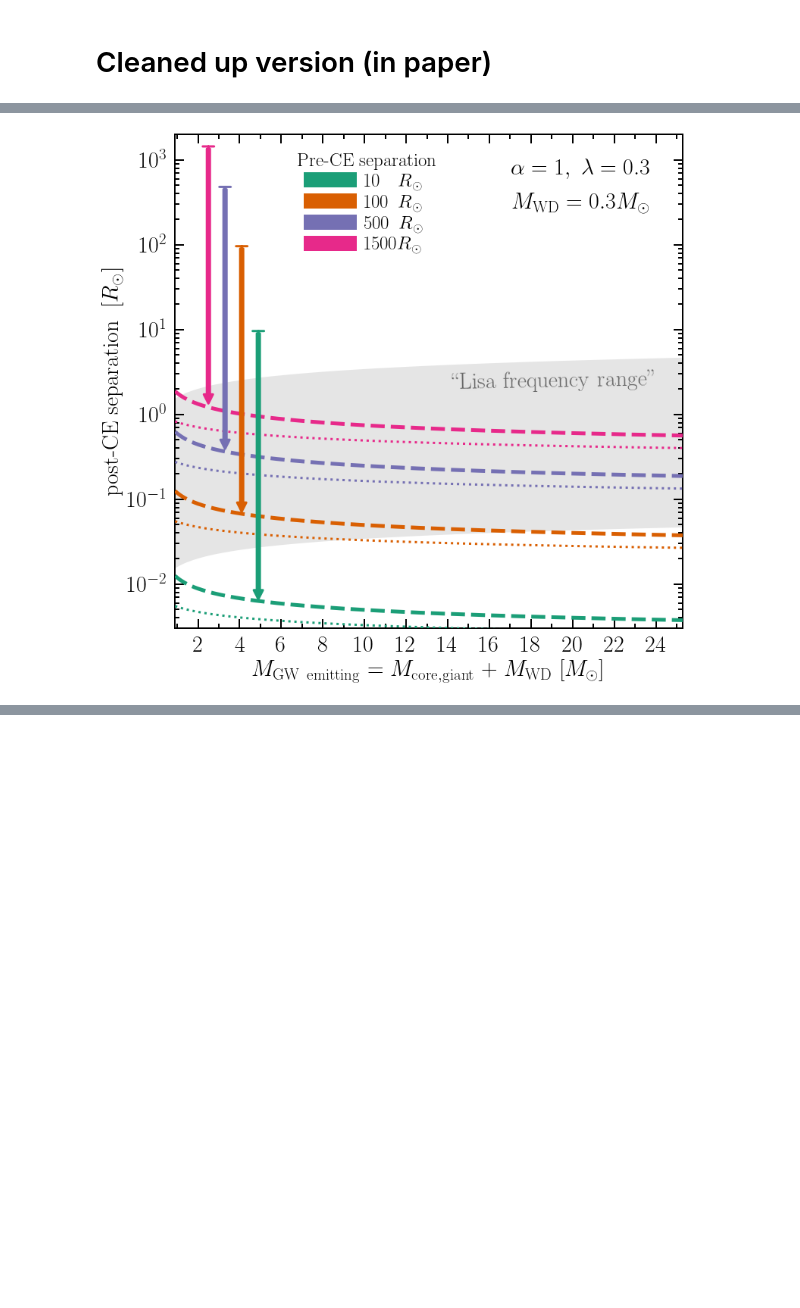
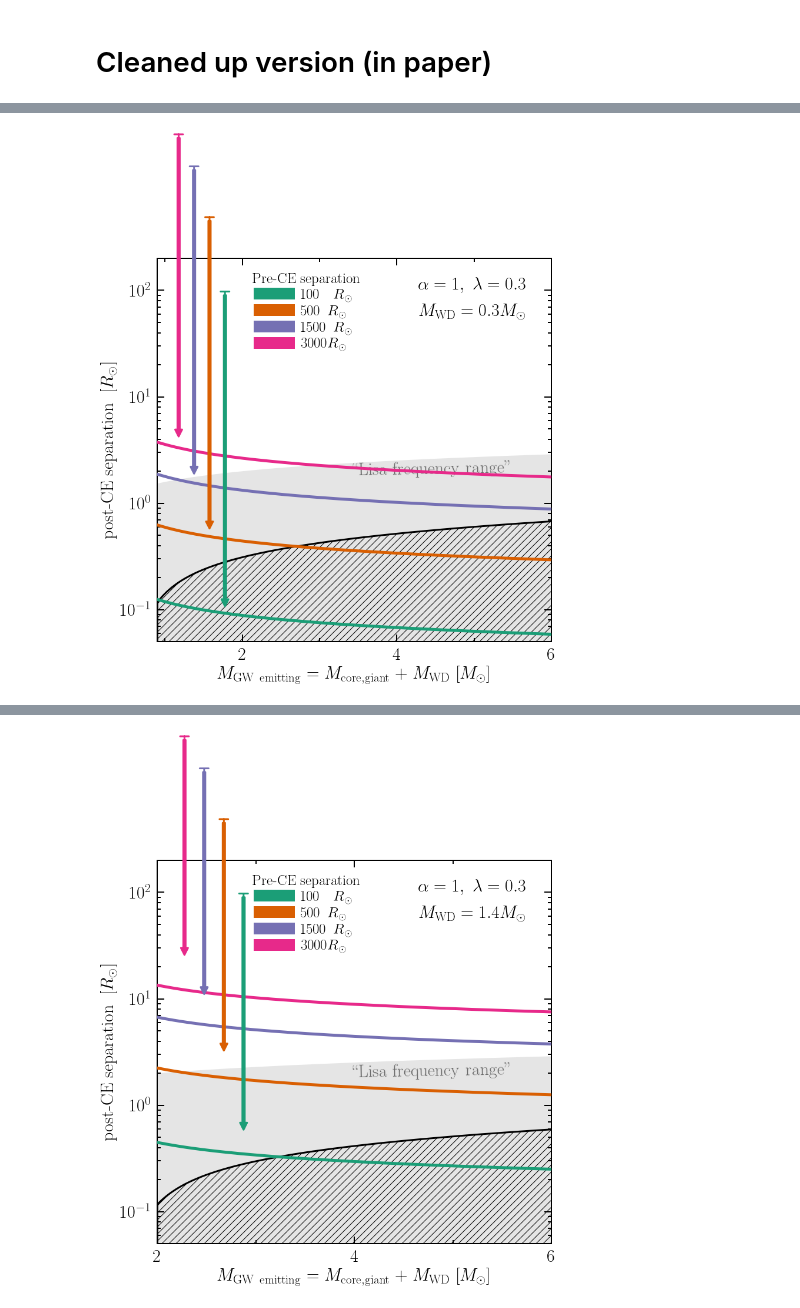
Before and after one commit to tcallister/LISA-and-CE-Evolution, a Jupyter notebook: CE_crossing_LISA_band.ipynb, the cells around one changed output, grey strips where cells are left out. Cells and saved outputs as stored; diff of their text form; code cells hidden in the pictures; blank space fills up the shorter version.

Commit message:
added hatched region for He core sizes

```diff
--- a/CE_crossing_LISA_band.ipynb
+++ b/CE_crossing_LISA_band.ipynb
@@ -195,6 +195,11 @@ def Rrl(a, m1, m2):
     q = m1/m2
     RL = a * 0.49 * q**(2./3) *(0.6 * q**(2./3) +np.log(1 + q**(1./3)) )**-1
     return RL
+
+def Rcore_Hurley(M):
+    """ calculate He core radii at TAMS following an approximation from Hurley"""
+    R_HE = 0.2391*M**4.6/(M**4 + 0.162 * M**2 + 0.0065)
+    return R_HE
 
 def aLISA(mass):
     min_freq = 1e-4 *u.s**-1
@@ -217,44 +222,51 @@ def afinal(Mdcore = 1*u.Msun, Mdenv= 1*u.Msun, Mcomp= 1*u.Msun, a_ent= 1*u.Rsun,
     return afinal
 
 def plot_afinal_Mgw(companion_mass = 0.3, alpha=1.0):
-    #companion_mass The withe dwarf falling into the envelope
-
     fig, ax = plt.subplots(figsize=(12,12))
 
-    core_masses = np.arange(0.6, 25, 0.01) #Donor core masses
+    core_masses = np.arange(0.6, 10, 0.005)*u.Msun #Donor core masses
     # Mathieu: for core mass less than 0.6 the envelope mass from BSE is negative (guess those stars live longer than the universe!)
-    masses = core_masses + companion_mass
-
-    donor_envelope_masses = Menv(core_masses)*u.Msun # core_masses *2*u.Msun   #ballpack estimate
-    print(min(donor_envelope_masses), max(donor_envelope_masses))
-    #Add units
-    companion_mass = companion_mass*u.Msun
-    core_masses = core_masses*u.Msun
-    masses = masses*u.Msun
 
     plot_lines = []
     arrow = u'$\u2193$'
+
+    linestyles = ['-', '--']
+    ##############################
+    # Loop over 2 companion masses
+    #companion_mass = The withe dwarf falling into the envelope
+    #for c, companion_mass in enumerate([0.3, 1.4]*u.Msun):
+    c = 0
+    #GW emitting mass
+    masses = core_masses + companion_mass
+    print(min(masses))
+    # Estimate of mass of envelope of giant
+    donor_envelope_masses = Menv(core_masses.value)*u.Msun # core_masses *2*u.Msun   #ballpack estimate
+
     ##############################
     ## Plot final separation as a function of GW emitting mass
-    a_enters = [10, 100, 500, 1500]#previous 10, 100, 200, 500, 1000 3000
+    #a_enters = [10, 100, 500, 1500]#previous 10, 100, 200, 500, 1000 3000
+    a_enters = [100, 500, 1500, 3000]#previous 10, 100, 200, 500, 1000 3000
     for i, a in enumerate(a_enters):
         # print(a)
         color = rainbow[i]
         ## alpha=1, Lambda=0.3
         afinals = afinal(Mdcore = core_masses, Mdenv = donor_envelope_masses, Mcomp= companion_mass, a_ent= a*u.Rsun, alpha=alpha, Lambda=0.3)
-        plt.plot(masses, afinals, ls='--',lw=5, c = color, zorder=10 )
+        ax.plot(masses, afinals, ls=linestyles[c],lw=5, c = color, zorder=10 )
 
         ## Arrow showing drop
-        point = 400-i*80
-        mcore = core_masses[point] + 0.3*u.Msun
-        afin = afinal(Mdcore= mcore, Mdenv = donor_envelope_masses[point], Mcomp= companion_mass, a_ent= a*u.Rsun, alpha=alpha, Lambda=0.3)
-        ax.annotate("", xy = (mcore.value,afin.value ),  xytext = (mcore.value, a-(0.1*a) ), c=rainbow[i],
-                    fontsize=25, arrowprops=dict(facecolor=color,color=color,lw=3), zorder=2000).set_clip_on(True)
-        ax.annotate("", xy = (mcore.value,afin.value ),  xytext = (mcore.value, a ), color=rainbow[i],annotation_clip=True,
-                    arrowprops=dict(facecolor=color,edgecolor=color,arrowstyle="|-|,widthA=0.75,widthB=0.",lw=3), zorder=2000)
+        if c == 0: # only do this for the first 2 lines
+            point = 175-i*40
+            mcore = core_masses[point] + companion_mass
+            afin = afinal(Mdcore= mcore, Mdenv = donor_envelope_masses[point], Mcomp= companion_mass, a_ent= a*u.Rsun, alpha=alpha, Lambda=0.3)
+            ax.annotate("", xy = (mcore.value,afin.value ),  xytext = (mcore.value, a-(0.1*a) ), c=rainbow[i],
+                        fontsize=25, arrowprops=dict(facecolor=color,color=color,lw=3), zorder=2000).set_clip_on(True)
+            ax.annotate("", xy = (mcore.value,afin.value ),  xytext = (mcore.value, a ), color=rainbow[i],annotation_clip=True,
+                        arrowprops=dict(facecolor=color,edgecolor=color,arrowstyle="|-|,widthA=0.75,widthB=0.",lw=3), zorder=2000)
 
-        ## RL radius
-        plt.plot(masses, Rrl(afinals, core_masses, companion_mass), ls=':',lw=3, c = color, zorder=10 )
+    #######################
+    # Estimate of He Core radii
+    ax.fill_between(masses, y1=Rcore_Hurley(core_masses.value), y2 = 1e-3,
+                     edgecolor="k", hatch='//',lw=3,facecolor="none", zorder=10 )
 
 
     ## for legend lines distinguishing lambda
@@ -267,14 +279,14 @@ def plot_afinal_Mgw(companion_mass = 0.3, alpha=1.0):
     ##################################
     ## Show region observable by LISA
     ax.fill_between(masses, aLISAexit(masses), aLISA(masses), facecolor='#808080',  alpha=0.2, zorder=0)
-    plt.text(0.75, 0.5, r' ``Lisa frequency range"', fontsize = 30,color = '#696969', rotation=1,
+    ax.text(0.7, 0.45, r' ``Lisa frequency range"', fontsize = 30,color = '#696969', rotation=1,
              horizontalalignment='center', verticalalignment='center', transform=ax.transAxes, zorder = 1)
 
     ##################################
     ## Annotate text
     ax.text(x=0.8, y=0.95, s=r"$\alpha=1,\ \lambda=0.3$", fontsize=30, transform=ax.transAxes,va="top",ha='center')
     # WD mass
-    plt.text(0.8, 0.86, r'$M_\mathrm{WD}='+str(companion_mass.value)+r'M_\odot$', fontsize = 30, horizontalalignment='center', verticalalignment='center', transform=ax.transAxes)
+    ax.text(0.8, 0.86, r'$M_\mathrm{WD}='+str(companion_mass.value)+r'M_\odot$', fontsize = 30, horizontalalignment='center', verticalalignment='center', transform=ax.transAxes)
 
     ##################################
     ## Plot values
@@ -283,7 +295,7 @@ def plot_afinal_Mgw(companion_mass = 0.3, alpha=1.0):
     for i, a in enumerate(a_enters):
         line = ax.plot(np.nan, np.nan, ls='-', lw=20, c= rainbow[i])
         plot_lines.append(line)
-    legend1 = ax.legend([line[0] for line in plot_lines], [r"%.0f"%float(a_enters[i])+tabs[i]+"$R_\odot$" for i in range(4)],
+    legend1 = ax.legend([line[0] for line in plot_lines], [r"%.0f"%float(a_enters[i])+tabs[i]+"$R_\odot$" for i in range(len(a_enters))],
                   fontsize = 25, bbox_to_anchor=(0.55,1.0),  bbox_transform=ax.transAxes, loc="upper right",
                   ncol=1, columnspacing=0.5, labelspacing=0.15,frameon=False,
                         title = "Pre-CE separation", title_fontsize=25)
@@ -292,15 +304,17 @@ def plot_afinal_Mgw(companion_mass = 0.3, alpha=1.0):
     ############
     ## Limits
     #ax.set_ylim(3e-3,50)#1e2)
-    ax.set_ylim(3e-3,2e3)
-    ax.set_xlim(min(masses.value), max(masses.value))
+    ax.set_ylim(5e-2,2e2)
+    #     ax.set_xlim(min(masses.value), max(masses.value))
+    print(min(masses.value))
+    ax.set_xlim(min(masses.value), 6)
 
     ############
     ## Labels and spines
-    plt.xlabel(r'$M_\mathrm{GW\ emitting}$ = $M_\mathrm{core,giant}$ + $M_\mathrm{WD}$ [$M_\odot$]',size = 30)
-    plt.ylabel(r'post-CE separation $\ [R_\odot]$',size = 30)
+    ax.set_xlabel(r'$M_\mathrm{GW\ emitting}$ = $M_\mathrm{core,giant}$ + $M_\mathrm{WD}$ [$M_\odot$]',size = 30)
+    ax.set_ylabel(r'post-CE separation $\ [R_\odot]$',size = 30)
     plt.tick_params(axis='both', which='major', labelsize=25) #right side
-    plt.yscale('log')
+    ax.set_yscale('log')
 
     ax.spines['top'].set_linewidth(2)
     ax.spines['bottom'].set_linewidth(2)
@@ -317,5 +331,6 @@ def plot_afinal_Mgw(companion_mass = 0.3, alpha=1.0):
     plt.show()
 
 
-plot_afinal_Mgw(companion_mass = 0.3, alpha=1.0)
+plot_afinal_Mgw(companion_mass = 0.3*u.Msun, alpha=1.0)
+plot_afinal_Mgw(companion_mass = 1.4*u.Msun, alpha=1.0)
 # %% [output]
@@ -323 +339 @@ plot_afinal_Mgw(companion_mass = 0.3, alpha=1.0)
-[figure, old version]
+[figure, new version]
@@ -323,0 +342 @@ plot_afinal_Mgw(companion_mass = 0.3, alpha=1.0)
+[figure, added]
```
Also changed, not shown: parts of 1 cell of this notebook.
